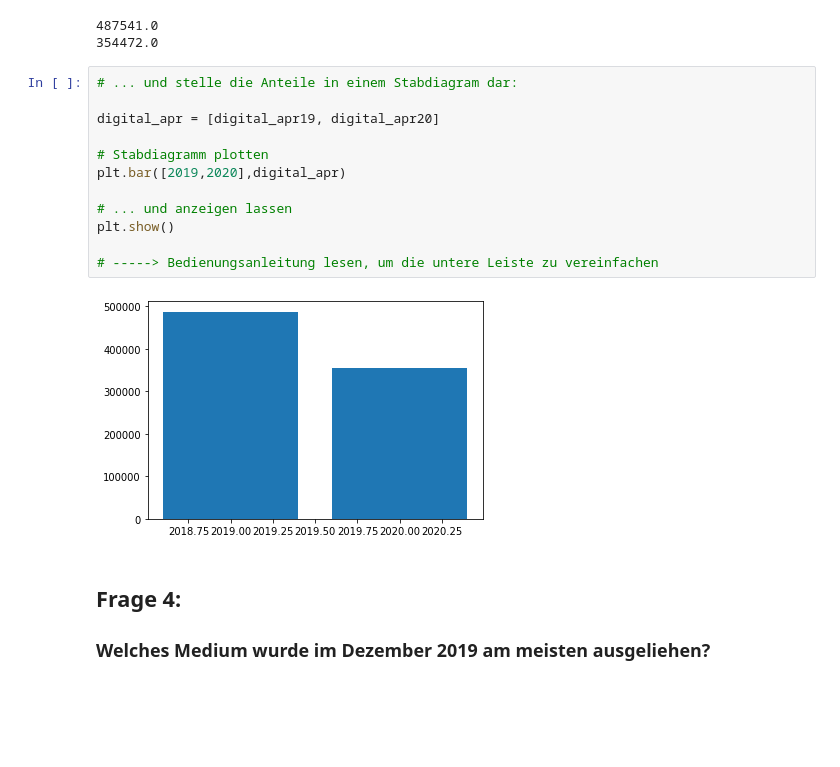
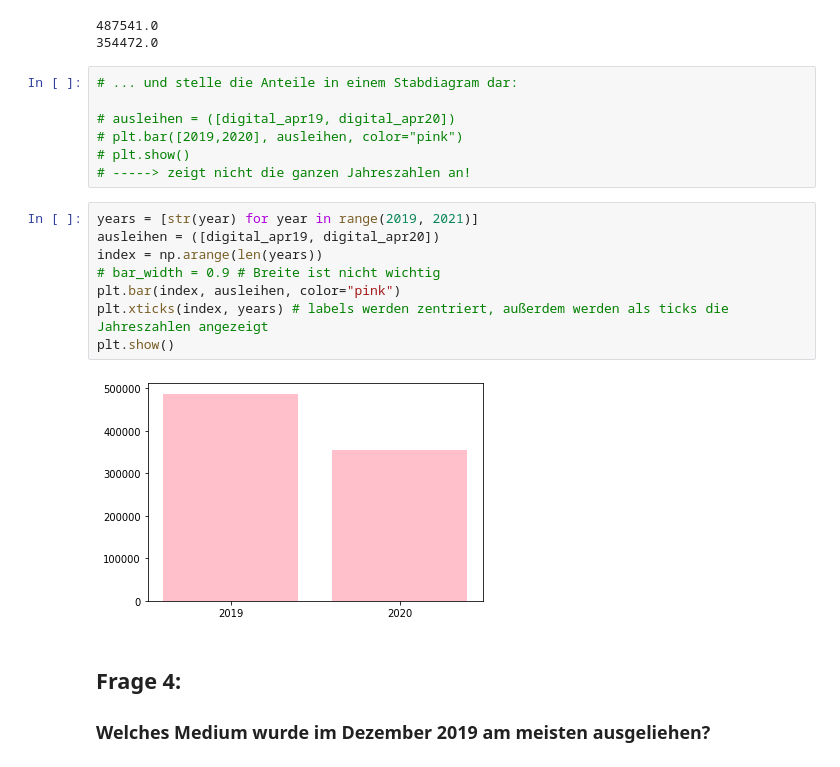
Before and after one commit to BLelgemann/WPM_T9-2, a Jupyter notebook: a2_python.ipynb, the cells around one changed output. Cells and saved outputs as stored; diff of their text form; blank space fills up the shorter version.

```diff
--- a/a2_python.ipynb
+++ b/a2_python.ipynb
@@ -257,17 +273,20 @@ print(digital_apr20)
 # %%
 # ... und stelle die Anteile in einem Stabdiagram dar:
 
-digital_apr = [digital_apr19, digital_apr20]
-
-# Stabdiagramm plotten
-plt.bar([2019,2020],digital_apr)
-
-# ... und anzeigen lassen
-plt.show()
-
-# -----> Bedienungsanleitung lesen, um die untere Leiste zu vereinfachen
+# ausleihen = ([digital_apr19, digital_apr20])
+# plt.bar([2019,2020], ausleihen, color="pink")
+# plt.show()
+# -----> zeigt nicht die ganzen Jahreszahlen an!
-# %% [output]
-[figure, removed]
+# %%
+years = [str(year) for year in range(2019, 2021)]
+ausleihen = ([digital_apr19, digital_apr20])
+index = np.arange(len(years))
+# bar_width = 0.9 # Breite ist nicht wichtig
+plt.bar(index, ausleihen, color="pink")
+plt.xticks(index, years) # labels werden zentriert, außerdem werden als ticks die Jahreszahlen angezeigt
+plt.show()
+# %% [output]
+[figure, added]
 # %% [markdown]
 ## Frage 4:
 ### Welches Medium wurde im Dezember 2019 am meisten ausgeliehen?
```
Also changed, not shown: parts of 15 cells of this notebook.
